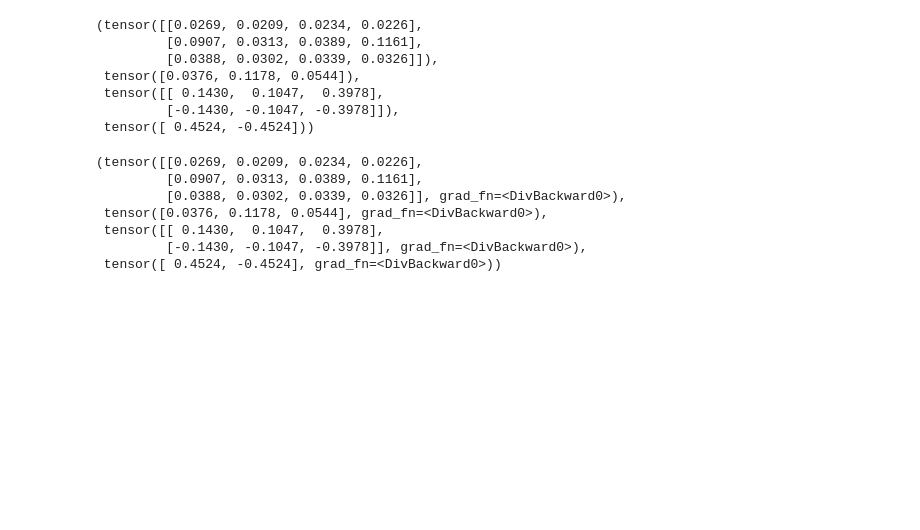
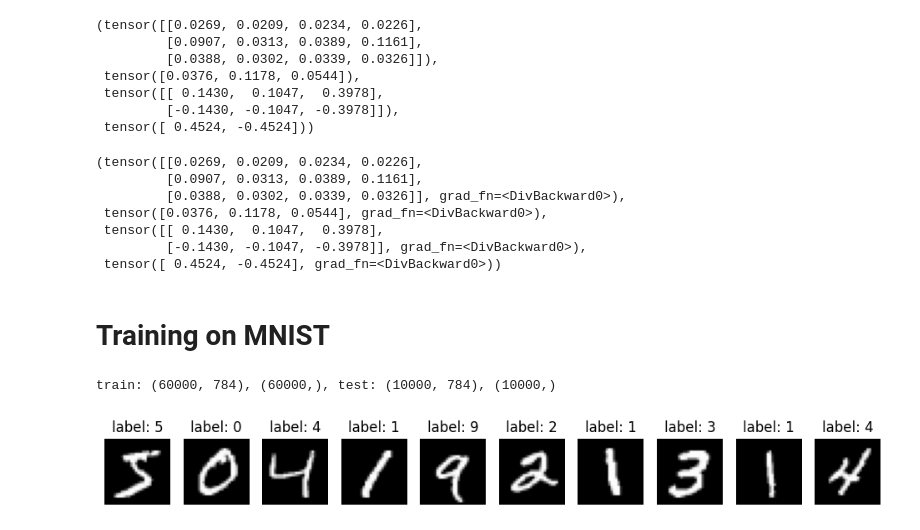
Before and after one commit to AveZorgen/deep-learning-course-practice-2026, a Jupyter notebook: laboratory_work_1/KulikovAY/main_.ipynb, the cells around one changed output. Cells and saved outputs as stored; diff of their text form; code cells hidden in the pictures; blank space fills up the shorter version.

```diff
--- a/laboratory_work_1/KulikovAY/main_.ipynb
+++ b/laboratory_work_1/KulikovAY/main_.ipynb
@@ -511,3 +515,45 @@ dLdw_h / L_, dLdb_h / L_, dLdw_o / L_, dLdb_o / L_
  tensor([[ 0.1430,  0.1047,  0.3978],
          [-0.1430, -0.1047, -0.3978]], grad_fn=<DivBackward0>),
  tensor([ 0.4524, -0.4524], grad_fn=<DivBackward0>))
+# %% [markdown]
+# Training on MNIST
+# %%
+w, h = 28, 28
+wh = w * h
+s = 300
+k = 10
+
+import matplotlib.pyplot as plt
+
+DATA = "data/MNIST/raw/"
+
+
+def load_images(path):
+    with open(path, "rb") as f:
+        return np.frombuffer(f.read(), np.uint8, offset=16).reshape(-1, wh)
+
+
+def load_labels(path):
+    with open(path, "rb") as f:
+        return np.frombuffer(f.read(), np.uint8, offset=8)
+
+
+X_train = load_images(DATA + "train-images-idx3-ubyte").astype(np.float32) / 255
+y_train = load_labels(DATA + "train-labels-idx1-ubyte")
+X_test = load_images(DATA + "t10k-images-idx3-ubyte").astype(np.float32) / 255
+y_test = load_labels(DATA + "t10k-labels-idx1-ubyte")
+Y_train = np.eye(k, dtype=np.float32)[y_train]
+
+print(f"train: {X_train.shape}, {y_train.shape}, test: {X_test.shape}, {y_test.shape}")
+# %% [output]
+train: (60000, 784), (60000,), test: (10000, 784), (10000,)
+# %%
+plt.figure(figsize=(12, 1.6))
+for i in range(10):
+    plt.subplot(1, 10, i + 1)
+    plt.imshow(X_train[i].reshape(28, 28), cmap="gray")
+    plt.title(f"label: {y_train[i]}")
+    plt.axis("off")
+plt.show()
+# %% [output]
+[figure, added]
```
Also changed, not shown: parts of 12 cells of this notebook.
